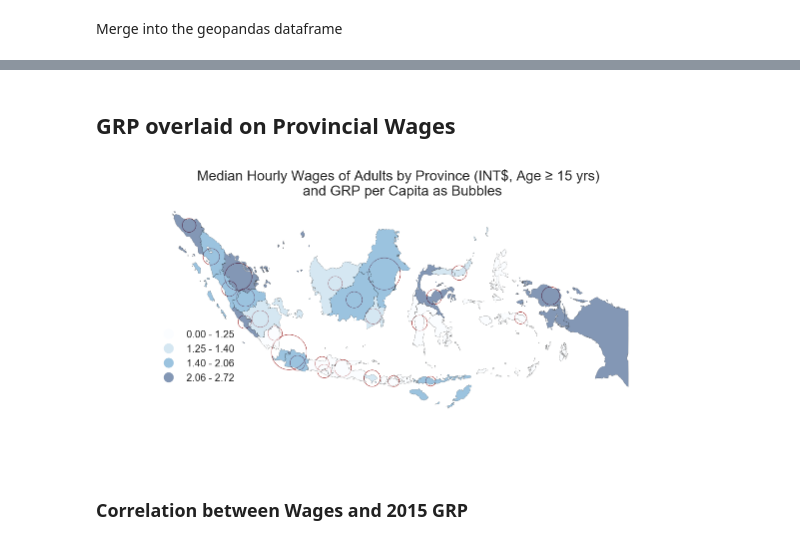
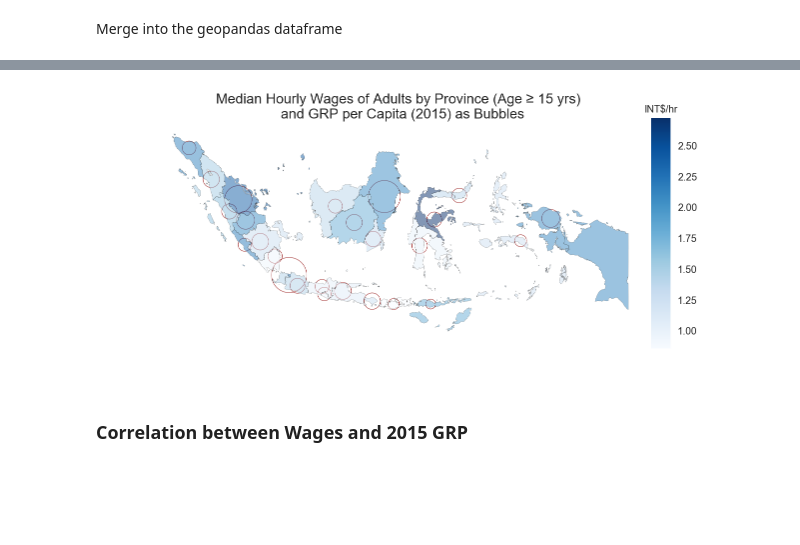
Before and after one commit to VoodooChild83/Doctoral_Thesis-IFLS_Project, a Jupyter notebook: Project Files/Maps/Python Visualization of Indonesian Statistics/Visualizations/Creation of Shape Files and Visualizations/Notebooks/Indonesian Wages and Schooling - Cleaning and Mapping.ipynb, the cells around one changed output, grey strips where cells are left out. Drawn from its saved outputs; the diff is of its cells as text; code cells hidden in the pictures; blank space fills up the shorter version.

```diff
--- a/Project Files/Maps/Python Visualization of Indonesian Statistics/Visualizations/Creation of Shape Files and Visualizations/Notebooks/Indonesian Wages and Schooling - Cleaning and Mapping.ipynb
+++ b/Project Files/Maps/Python Visualization of Indonesian Statistics/Visualizations/Creation of Shape Files and Visualizations/Notebooks/Indonesian Wages and Schooling - Cleaning and Mapping.ipynb
@@ -443,9 +431,7 @@ fig.savefig('/Users/idiosyncrasy58/Desktop/HH Locations.png',
-# %% [markdown]
-## GRP overlaid on Provincial Wages
 # %%
 #Create the Average wages by province, not according to skill level
-function = {'ln_wage_hr':'median'}
-Avg_Prov = Wages.groupby(["Prov Code"], as_index=False).agg(function)
+
+Avg_Prov = Wages.groupby(["Prov Code"], as_index=False).agg({'ln_wage_hr':'median'})
 
 Avg_Prov["r_wage_hr"] = np.exp(Avg_Prov.ln_wage_hr)
 Avg_Prov.drop("ln_wage_hr",axis=1,inplace=True)
@@ -473,25 +459,29 @@ GRP = ( GRP.merge(Prov_Central_Points[['id','x','y']], how='left', left_on='Prov
 # %%
 #Plot the GRP as a bubble on top of the map
 fig, ax = plt.subplots(1,1,figsize=(9,4));
 
+vmin, vmax = Ind_Prov_Avg.r_wage_hr.min(), Ind_Prov_Avg.r_wage_hr.max()
+
 base_1 = GRP.plot.scatter(x='x',y='y', marker='o', s=GRP['GRP per capita']*0.025, legend=False,
                           ax=ax, color="None", edgecolor='darkred', linewidth=0.4);
 
-Ind_Prov_Avg.plot(column="r_wage_hr", cmap='Blues', legend=True,
-                  scheme="quantiles", k=4, linewidth=0.1, ax=base_1);
+Ind_Prov_Avg.plot(column="r_wage_hr", cmap='Blues', linewidth=0.1, ax=base_1);
 
-LOC = (0., 0.25, 0.2, 0.2)
-
-ax.get_legend().set_bbox_to_anchor(LOC)
-
-plt.title('Median Hourly Wages of Adults by Province (INT$, Age ≥ 15 yrs) \n and GRP per Capita as Bubbles', fontsize=14);
+plt.title('Median Hourly Wages of Adults by Province (Age ≥ 15 yrs) \n and GRP per Capita (2015) as Bubbles',
+          fontsize=14);
 
 plt.axis('off');
 
+#Add colorbar
+cax = fig.add_axes([0.9, 0.1, 0.03, 0.8])
+sm = plt.cm.ScalarMappable(cmap='Blues', norm=plt.Normalize(vmin=vmin, vmax=vmax))
+sm._A = []
+plt.colorbar(sm, cax=cax).ax.set_title('INT$/hr', fontsize=10)
+
 fig.savefig('/Users/idiosyncrasy58/Desktop/Wages and GRP.png',
             dpi=500, frameon=False, bbox_inches='tight');
 # %% [output]
-[figure, old version]
+[figure, new version]
 # %% [markdown]
 ### Correlation between Wages and 2015 GRP
 # %%
```
Also changed, not shown: parts of 23 cells of this notebook, 4 other files.
